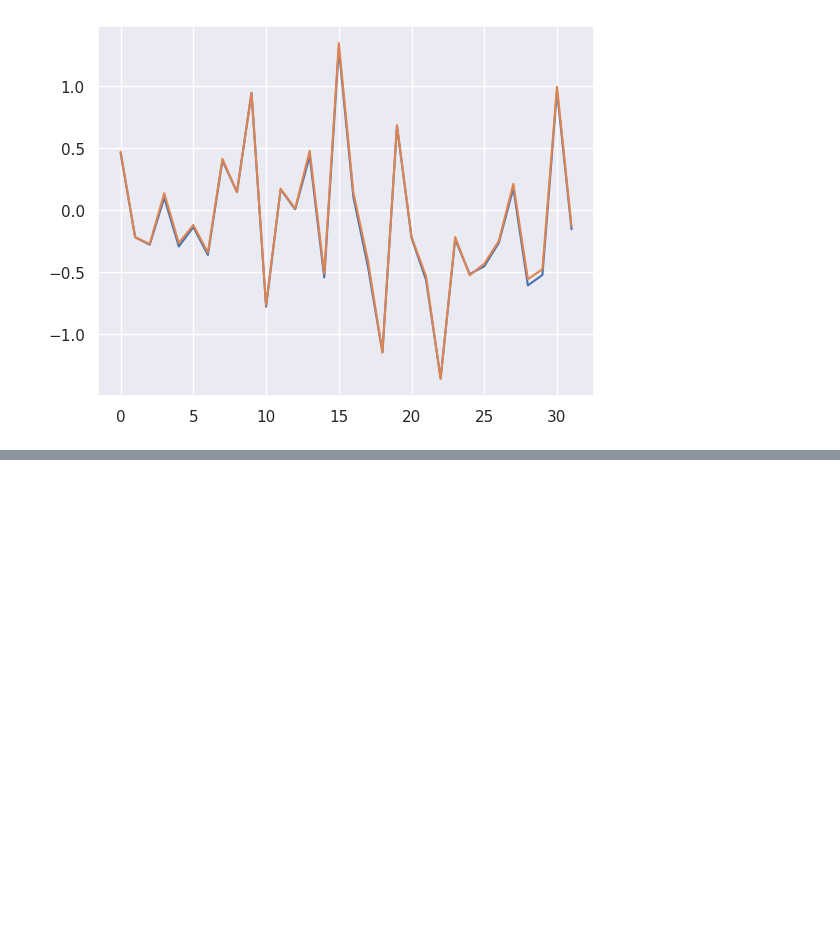
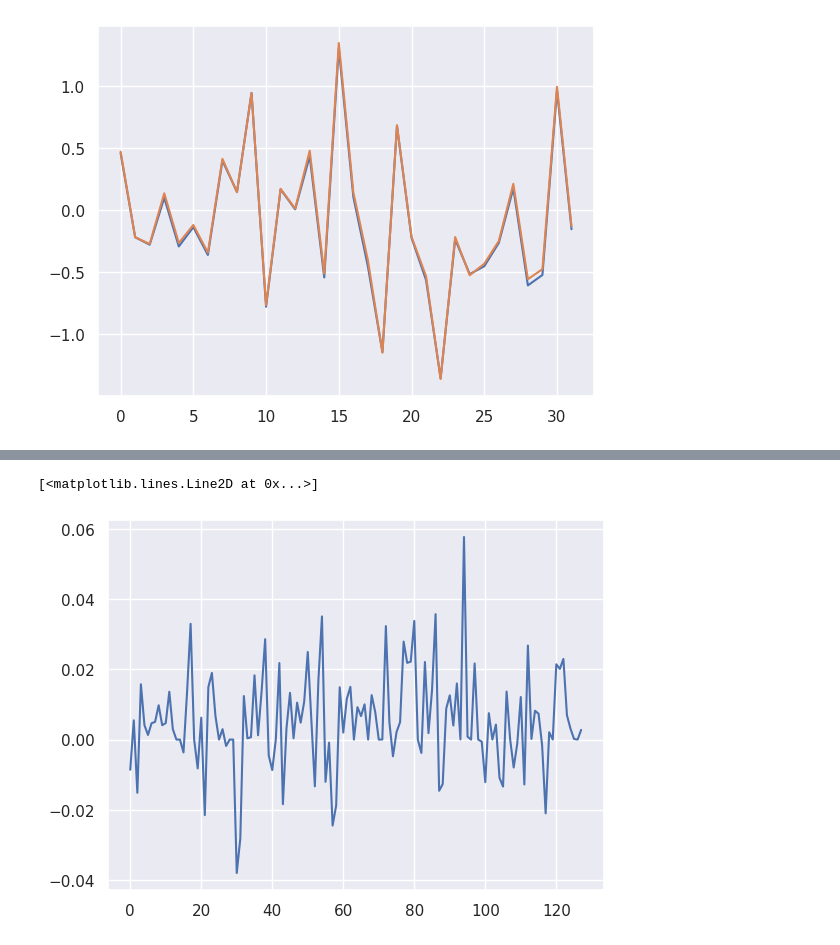
Before and after one commit to FriedChips/dl_basics, a Jupyter notebook: experiments/modulo_arithmetic.ipynb, the cells around one changed output, grey strips where cells are left out. Cells and saved outputs as stored; diff of their text form; code cells hidden in the pictures; blank space fills up the shorter version.

```diff
--- a/experiments/modulo_arithmetic.ipynb
+++ b/experiments/modulo_arithmetic.ipynb
@@ -221 +227,6 @@ plt.plot(y)
+# %%
+plt.plot(model.get_weights()[2])
+# %% [output]
+[<matplotlib.lines.Line2D at 0x...>]
+[figure, added]
 # %%
```
Also changed, not shown: parts of 13 cells of this notebook.
